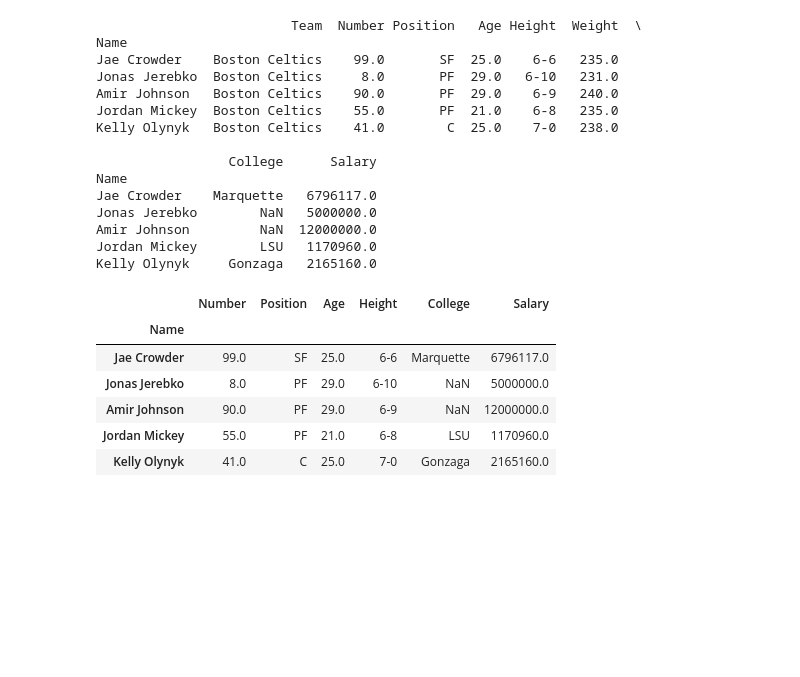
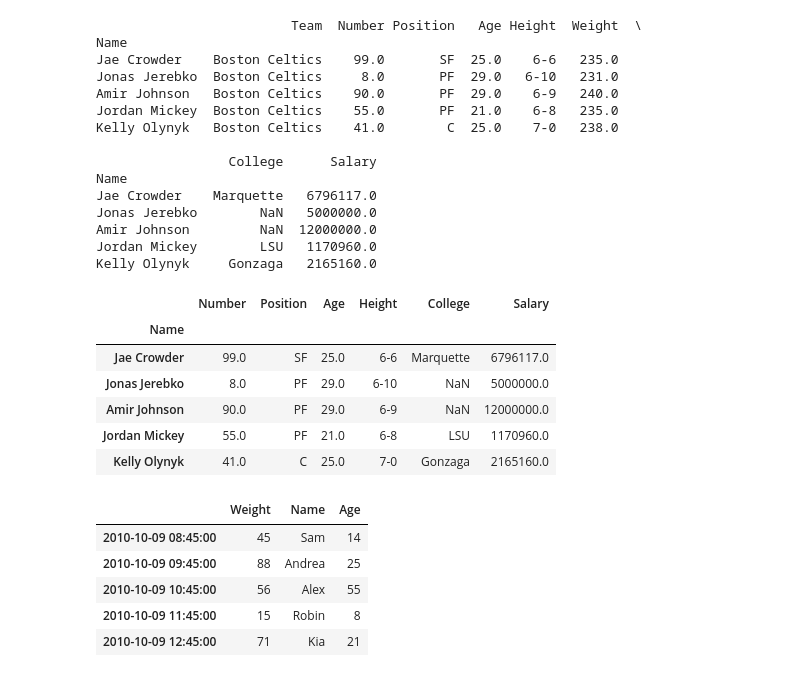
Before and after one commit to Lenmbugua/Python-Numpy-and-Pandas, a Jupyter notebook: Pandas.ipynb, the cells around one changed output. Drawn from its saved outputs; the diff is of its cells as text; code cells hidden in the pictures; blank space fills up the shorter version.

```diff
--- a/Pandas.ipynb
+++ b/Pandas.ipynb
@@ -2143,3 +2143,29 @@ Kelly Olynyk     Gonzaga   2165160.0
 | Amir Johnson | 90.0 | PF | 29.0 | 6-9 | NaN | 12000000.0 |
 | Jordan Mickey | 55.0 | PF | 21.0 | 6-8 | LSU | 1170960.0 |
 | Kelly Olynyk | 41.0 | C | 25.0 | 7-0 | Gonzaga | 2165160.0 |
+# %%
+#pandas.truncate()
+#Pandas DataFrame.truncate() function is used to truncate a Series or DataFrame before and after some index value.
+# importing pandas as pd
+import pandas as pd
+
+# Creating the DataFrame
+df = pd.DataFrame({'Weight':[45, 88, 56, 15, 71],
+                   'Name':['Sam', 'Andrea', 'Alex', 'Robin', 'Kia'],
+                   'Age':[14, 25, 55, 8, 21]})
+
+# Create the index
+index_ = pd.date_range('2010-10-09 08:45', periods = 5, freq ='H')
+
+# Set the index
+df.index = index_
+
+# Print the DataFrame
+df
+# %% [output]
+|  | Weight | Name | Age |
+| 2010-10-09 08:45:00 | 45 | Sam | 14 |
+| 2010-10-09 09:45:00 | 88 | Andrea | 25 |
+| 2010-10-09 10:45:00 | 56 | Alex | 55 |
+| 2010-10-09 11:45:00 | 15 | Robin | 8 |
+| 2010-10-09 12:45:00 | 71 | Kia | 21 |
```
